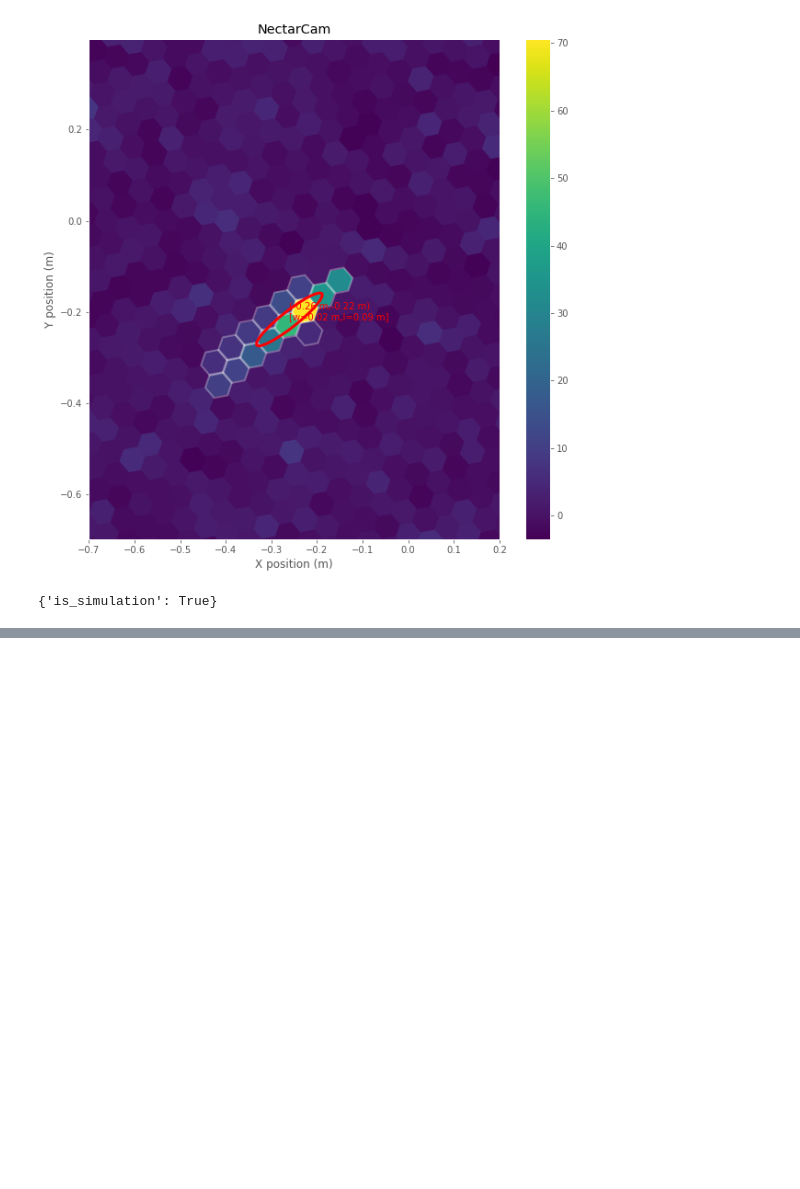
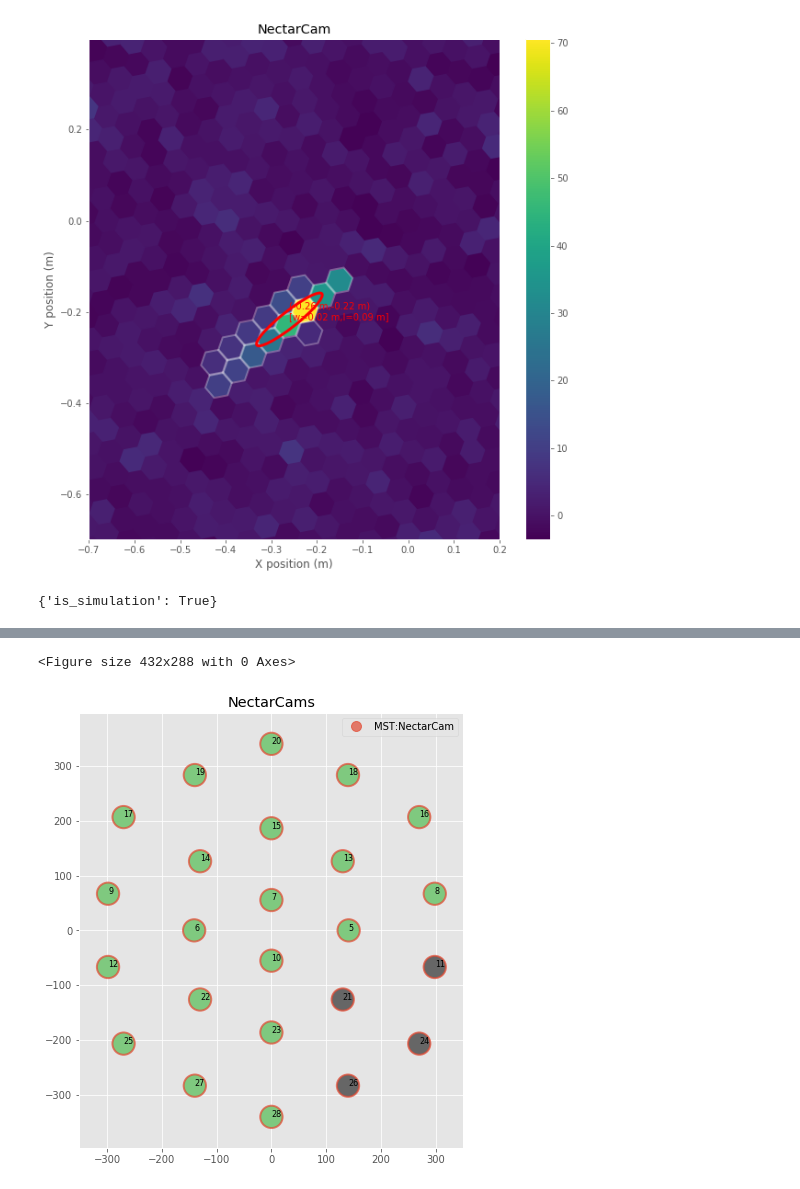
Before and after one commit to cta-observatory/ctapipe, a Jupyter notebook: examples/notebooks/calibrated_data_exploration.ipynb, the cells around one changed output, grey strips where cells are left out. Drawn from its saved outputs; the diff is of its cells as text; code cells hidden in the pictures; blank space fills up the shorter version.

```diff
--- a/examples/notebooks/calibrated_data_exploration.ipynb
+++ b/examples/notebooks/calibrated_data_exploration.ipynb
@@ -177,0 +224,15 @@ source.metadata
+# %%
+nectarcam_subarray = sub.select_subarray("NectarCams", cam_ids)
+
+hit_pattern = np.zeros(shape=nectarcam_subarray.num_tels)
+hit_pattern[[nectarcam_subarray.tel_indices[x] for x in cams_in_event ]] = 100
+
+plt.set_cmap(plt.cm.Accent)
+plt.figure(figsize=(8,8))
+
+ad = ArrayDisplay(nectarcam_subarray)
+ad.values = hit_pattern
+ad.add_labels()
+# %% [output]
+<Figure size 432x288 with 0 Axes>
+[figure, added]
```
Also changed, not shown: parts of 14 cells of this notebook, 1 other file.
